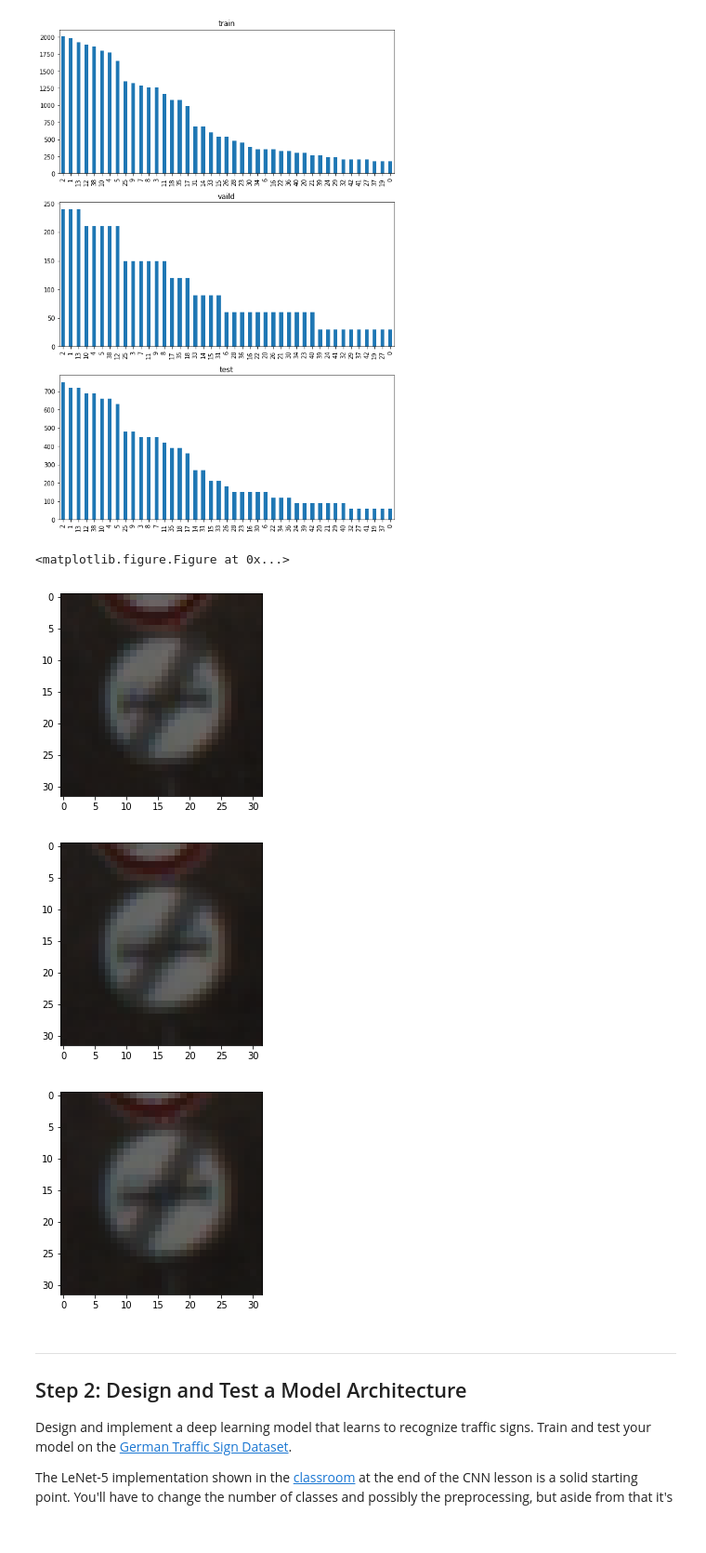
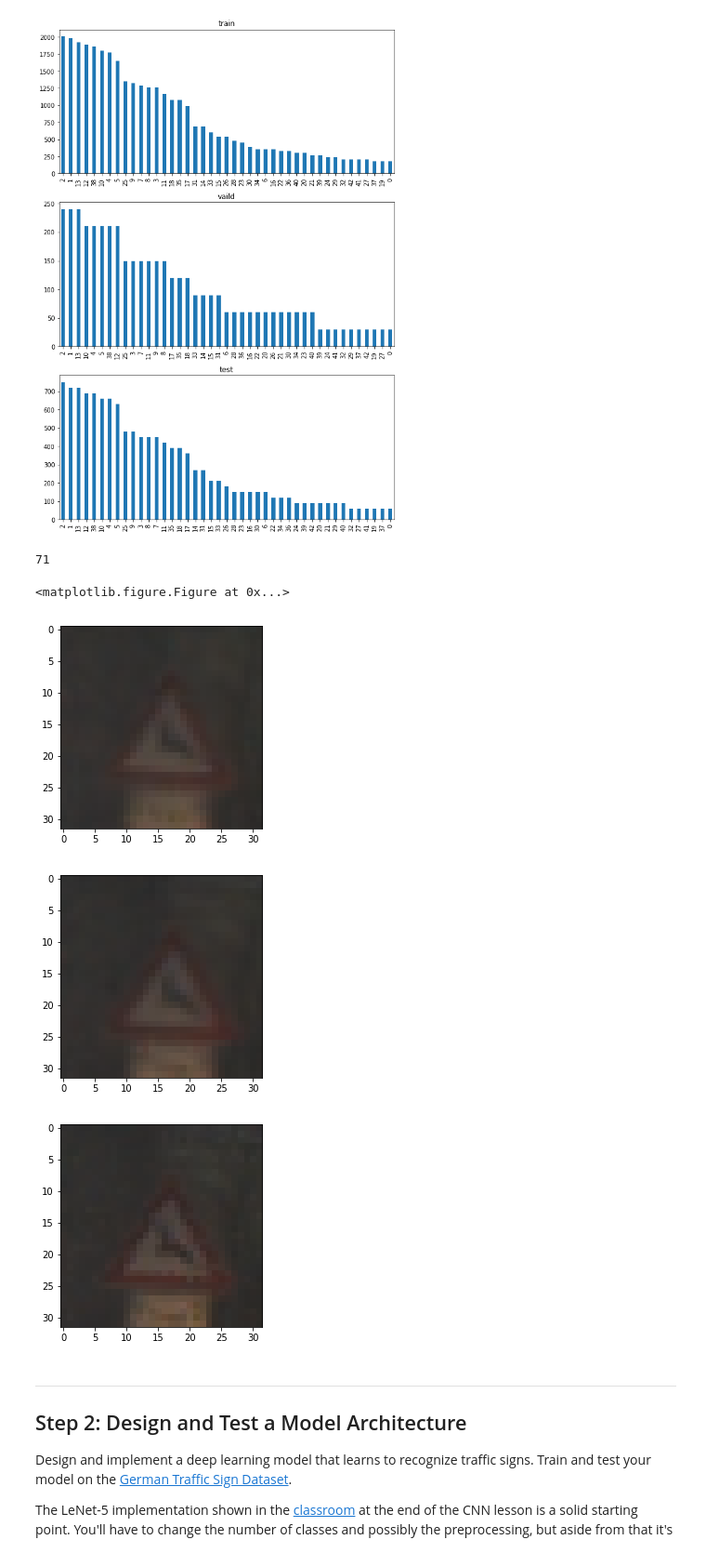
Before and after one commit to bt22dr/CarND-Traffic-Sign-Classifier-Project, a Jupyter notebook: Traffic_Sign_Classifier.ipynb, the cells around one changed output. Shown: that part at 93% size. Saved outputs shown, nothing was run; the diff lists cells and outputs as text; code cells hidden in the pictures.

```diff
--- a/Traffic_Sign_Classifier.ipynb
+++ b/Traffic_Sign_Classifier.ipynb
@@ -119,16 +121,20 @@ labels.value_counts().plot(kind='bar')
 <matplotlib.axes._subplots.AxesSubplot at 0x...>
 [figure]
 # %%
-r = 3
+import random
+
+r = random.randint(0, 500)
+print(r)
 plt.figure(figsize=(10,15))
 for img in X_train[r*3:r*3+3]:
     plt.figure()
     plt.imshow(img)
 # %% [output]
-<matplotlib.figure.Figure at 0x...>
+71
+<matplotlib.figure.Figure at 0x...>
-[figure, old version]
+[figure, new version]
-[figure, old version]
+[figure, new version]
-[figure, old version]
+[figure, new version]
 # %% [markdown]
 ----
 
```
Also changed, not shown: parts of 8 cells of this notebook, 25 other files.
